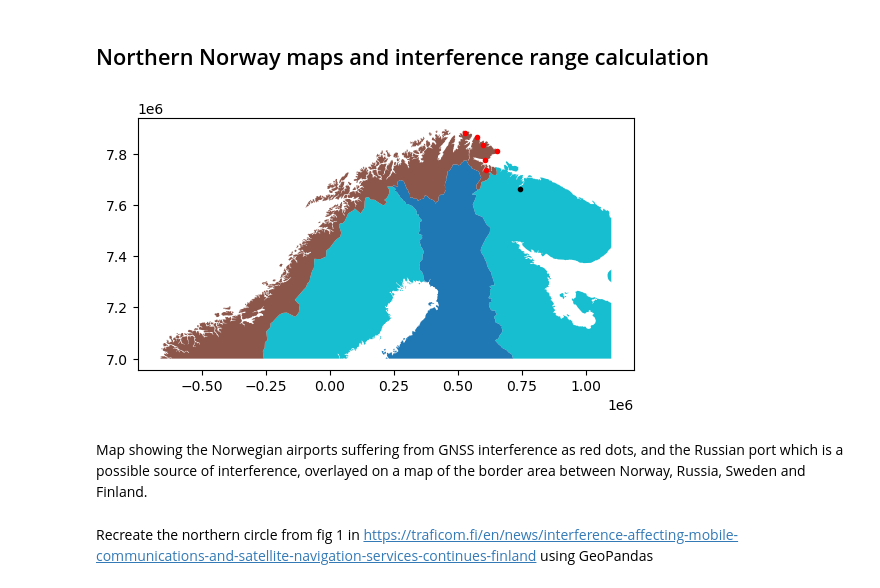
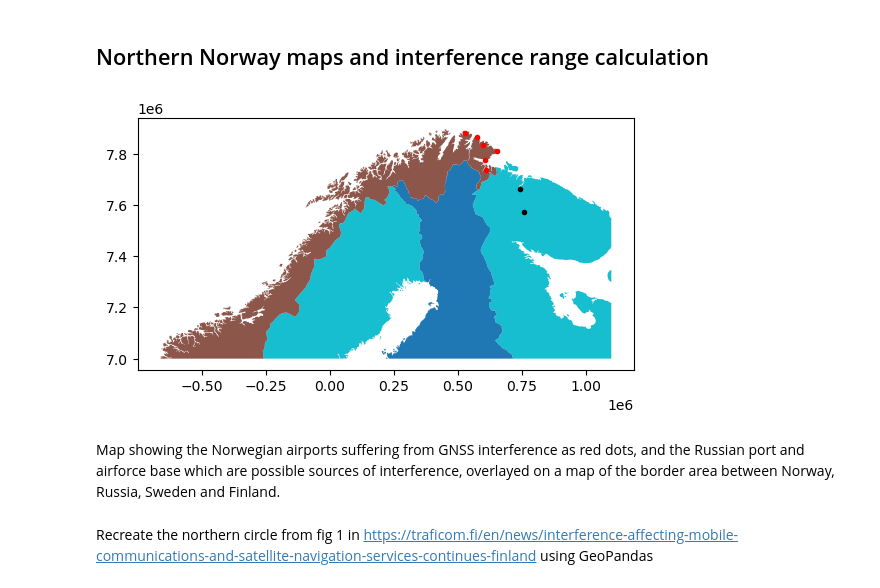
Before and after one commit to stelios-c/GPS_analysis, a Jupyter notebook: scandi_baltic/Finland_map.ipynb, the cells around one changed output. Saved outputs shown, nothing was run; the diff lists cells and outputs as text; code cells hidden in the pictures.

```diff
--- a/scandi_baltic/Finland_map.ipynb
+++ b/scandi_baltic/Finland_map.ipynb
@@ -37,7 +37,7 @@ I will draw from [an article in the "Barents Observer"](https://www.thebarentsob
 > GPS jamming reports are coming from pilots [...] flying in and out of Kirkenes airport and the smaller airports along the coast of Finnmark, like Vadsø, Vardø, Båtsfjord, Berlevåg and Mehamn.
 # %%
 affected_list='Kirkenes|Vadsø|Vardø|Båtsfjord|Berlevåg|Mehamn'
-norway_df=airports_df.query("airport_name.str.contains('"+affected_list+"')")
+norway_affected_df=airports_df.query("airport_name.str.contains('"+affected_list+"')")
 # %% [markdown]
 ## Airport GeoDataframe conversions
 # %%
@@ -47,4 +47,4 @@ def df2gdf(in_df):
                                                          in_df.latitude),
                        crs="EPSG:4326")
 # %%
-norway_gdf=df2gdf(norway_df.rename(columns={'lon':'longitude','lat':'latitude'}))
+norway_affected_gdf=df2gdf(norway_affected_df.rename(columns={'lon':'longitude','lat':'latitude'}))
@@ -52,7 +54,7 @@ norway_gdf=df2gdf(norway_df.rename(columns={'lon':'longitude','lat':'latitude'})
 ### Derive optimal local projection
 For mapping purposes I will derive the optimal local Universal Transverse Mercator projection for these airports. While Mercator projection has been a de facto standard for global maps from the time Mercator (1512-1594) invented it, to its widespread use for web maps, Transverse Mercator has been preferred by national Surveying organisations around the world, with most countries usually defining their own preferred variant.  UTM crucially doesn't distort higher latitudes the way Mercator projection does and is therefore ideal for our use-case of mapping Northern Scandinavia.
 # %%
-local_utm=norway_gdf.estimate_utm_crs(datum_name='WGS 84')
+local_utm=norway_affected_gdf.estimate_utm_crs(datum_name='WGS 84')
 # %% [markdown]
 ## Locations of potential interference sources
 # %%
@@ -100,16 +102,17 @@ world = (geopandas
 # %%
 ax = (world
  .assign(
      colour= world.SOVEREIGNT.where(world.SOVEREIGNT.str.match('Finland') |
                                     world.SOVEREIGNT.str.match('Norway') ,
                                     'other')#change to avoid colouring land with blue
  )
 ).to_crs(local_utm).clip([-1_000_000, 7_000_000, 1_100_000, 8_000_000]).plot(column='colour')
-norway_gdf.to_crs(local_utm).plot(ax=ax,color='red',marker='.')
+norway_affected_gdf.to_crs(local_utm).plot(ax=ax,color='red',marker='.')
 df2gdf(location2df(murmansk_location,'murmansk')).to_crs(local_utm).plot(ax=ax,color='black',marker='.')
+df2gdf(location2df(olenya_location,'olenya')).to_crs(local_utm).plot(ax=ax,color='black',marker='.')
 plt.show()
 # %% [output]
-[figure, old version]
+[figure, new version]
 # %% [markdown]
-Map showing the Norwegian airports suffering from GNSS interference as red dots, and the Russian port which is a possible source of interference, overlayed on a map of the border area between Norway, Russia, Sweden and Finland.
+Map showing the Norwegian airports suffering from GNSS interference as red dots, and the Russian port and airforce base which are possible sources of interference, overlayed on a map of the border area between Norway, Russia, Sweden and Finland.
 # %%
```
Also changed, not shown: parts of 30 cells of this notebook.
